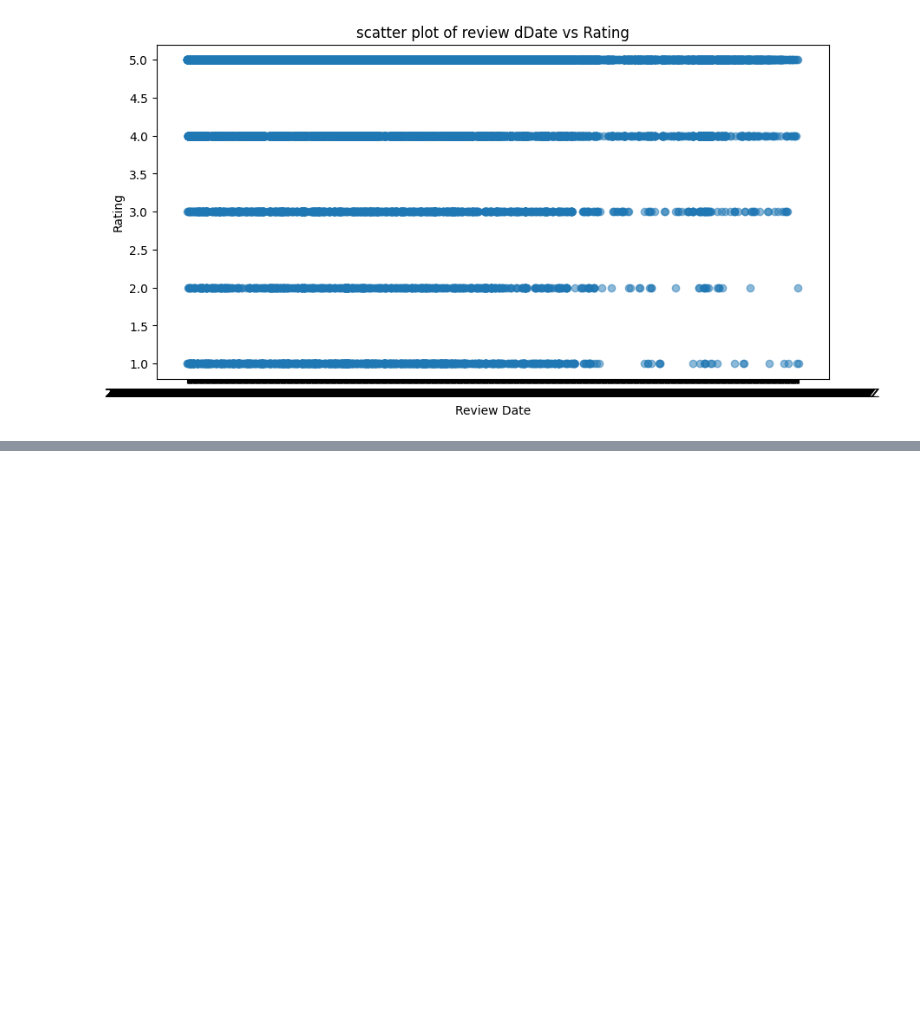
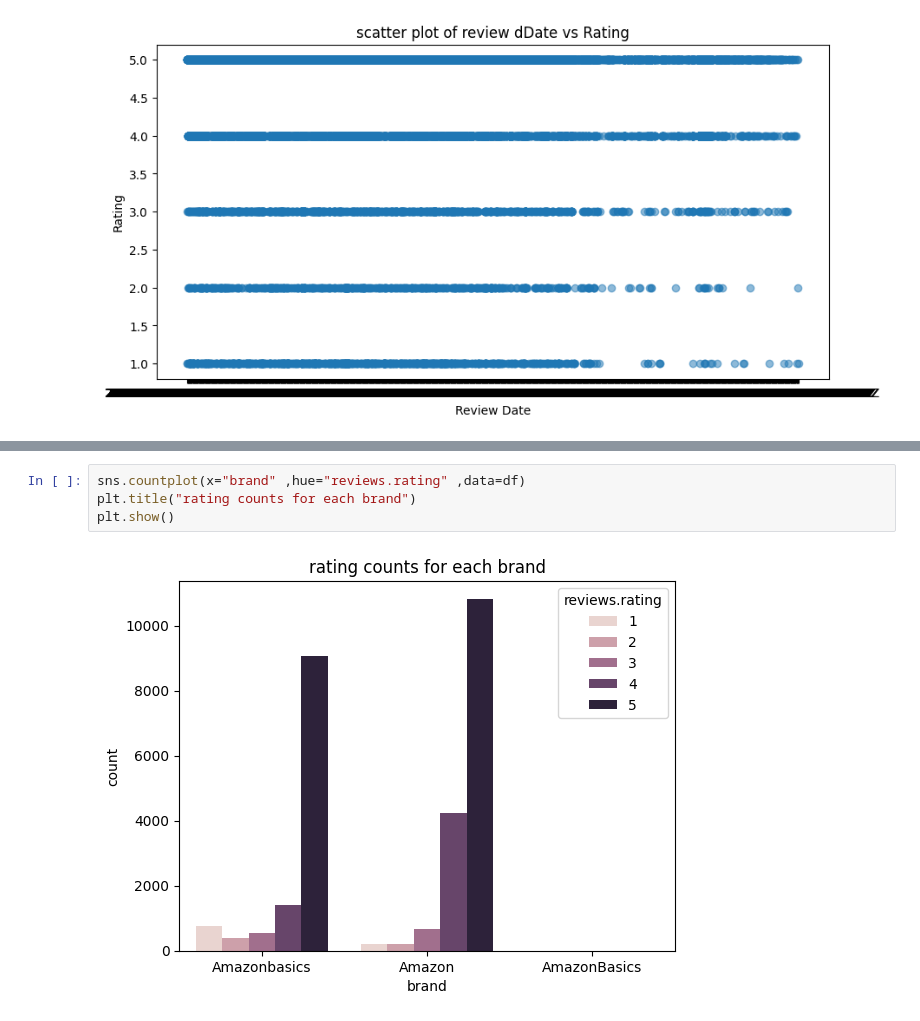
Before and after one commit to Sanoj12/automated-review-rating-system, a Jupyter notebook: notebooks/csv_data.ipynb, the cells around one changed output, grey strips where cells are left out. Cells and saved outputs as stored; diff of their text form; blank space fills up the shorter version.

```diff
--- a/notebooks/csv_data.ipynb
+++ b/notebooks/csv_data.ipynb
@@ -141,0 +153,6 @@ plt.show()
+# %%
+sns.countplot(x="brand" ,hue="reviews.rating" ,data=df)
+plt.title("rating counts for each brand")
+plt.show()
+# %% [output]
+[figure, added]
```
Also changed, not shown: parts of 4 cells of this notebook, 1 other file.
